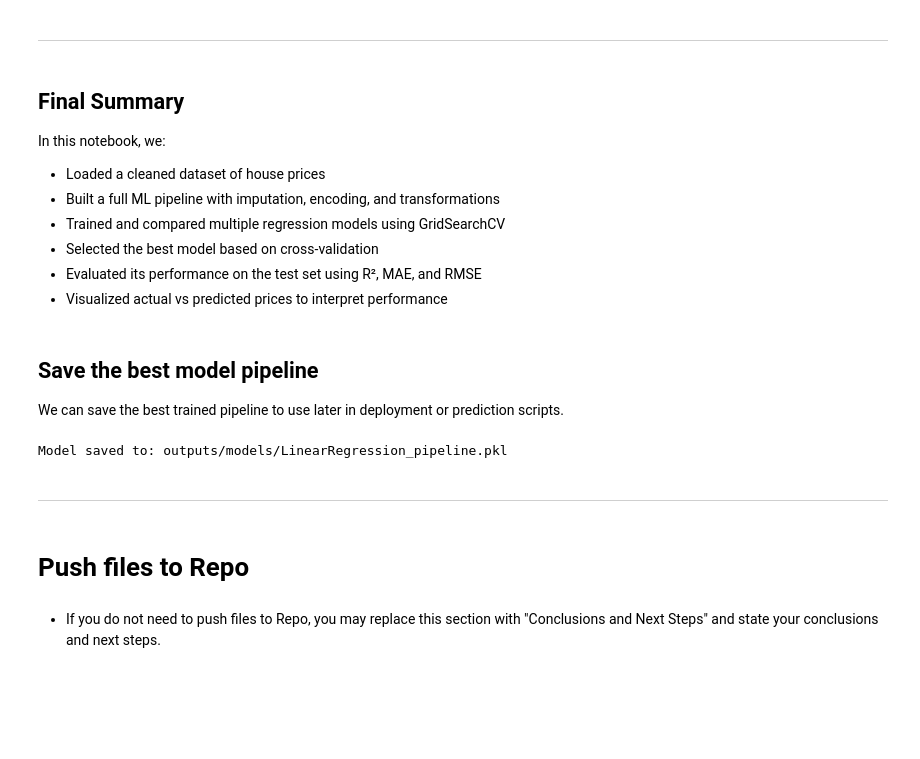
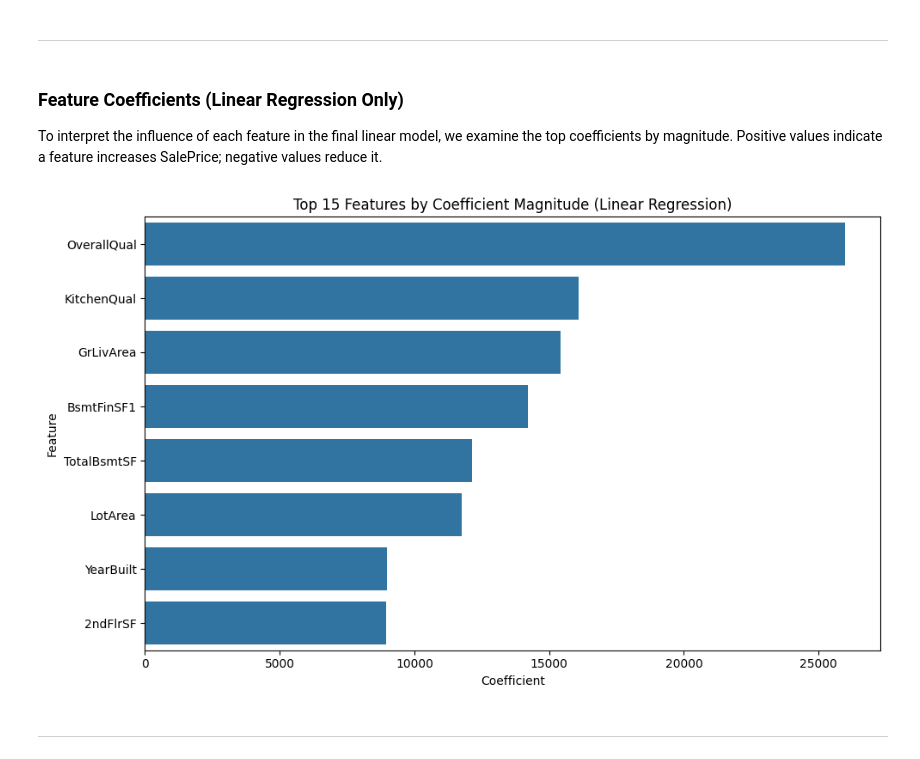
Before and after one commit to justynath/heritage-house-price-predictor, a Jupyter notebook: jupyter_notebooks/05 - Modeling and Evaluation.ipynb, the cells around one changed output. Cells and saved outputs as stored; diff of their text form; code cells hidden in the pictures; blank space fills up the shorter version.

```diff
--- a/jupyter_notebooks/05 - Modeling and Evaluation.ipynb
+++ b/jupyter_notebooks/05 - Modeling and Evaluation.ipynb
@@ -290,36 +348,43 @@ plt.show()
 # %% [markdown]
 ---
-# %% [markdown]
-
-## Final Summary
-
-In this notebook, we:
-
-- Loaded a cleaned dataset of house prices
-- Built a full ML pipeline with imputation, encoding, and transformations
-- Trained and compared multiple regression models using GridSearchCV
-- Selected the best model based on cross-validation
-- Evaluated its performance on the test set using R², MAE, and RMSE
-- Visualized actual vs predicted prices to interpret performance
-# %% [markdown]
-## Save the best model pipeline
-
-We can save the best trained pipeline to use later in deployment or prediction scripts.
-# %%
-import joblib
-import os
-
-# Create output folder if it doesn't exist
-os.makedirs("outputs/models", exist_ok=True)
-
-# Save the best model pipeline
-joblib.dump(best_pipeline, f"outputs/models/{best_model_name}_pipeline.pkl")
-print(f"Model saved to: outputs/models/{best_model_name}_pipeline.pkl")
-# %% [output]
-Model saved to: outputs/models/LinearRegression_pipeline.pkl
+# %% [markdown]
+### Feature Coefficients (Linear Regression Only)
+
+To interpret the influence of each feature in the final linear model, we examine the top coefficients by magnitude. Positive values indicate a feature increases SalePrice; negative values reduce it.
+# %%
+# --- Show Coefficients from Linear Regression (Reliable Method) ---
+
+import pandas as pd
+import matplotlib.pyplot as plt
+import seaborn as sns
+from sklearn.pipeline import Pipeline
+
+if best_model_name == 'LinearRegression':
+    coefs = best_pipeline.named_steps['regressor'].coef_
+
+    # Rebuild a mini-pipeline without the final regressor
+    preprocessor_steps = list(best_pipeline.steps[:-1])
+    preprocessor = Pipeline(preprocessor_steps)
+
+    # Fit and transform training data
+    X_transformed = preprocessor.fit_transform(X_train, y_train)
+
+    # Create fallback feature names if real ones are missing
+    try:
+        feature_names = preprocessor.get_feature_names_out()
+    except:
+        feature_names = [f'Feature {i}' for i in range(X_transformed.shape[1])]
+
+    # Create DataFrame and plot
+    coef_df = pd.DataFrame({'Feature': feature_names, 'Coefficient': coefs})
+    coef_df = coef_df.sort_values(by='Coefficient', key=abs, ascending=False)
+
+    plt.figure(figsize=(10, 6))
+    sns.barplot(x='Coefficient', y='Feature', data=coef_df.head(15))
+    plt.title('Top 15 Features by Coefficient Magnitude (Linear Regression)')
+    plt.tight_layout()
+    plt.show()
+# %% [output]
+[figure, added]
 # %% [markdown]
 ---
-# %% [markdown]
-# Push files to Repo
-# %% [markdown]
-* If you do not need to push files to Repo, you may replace this section with "Conclusions and Next Steps" and state your conclusions and next steps.
```
Also changed, not shown: parts of 10 cells of this notebook, 6 other files.
